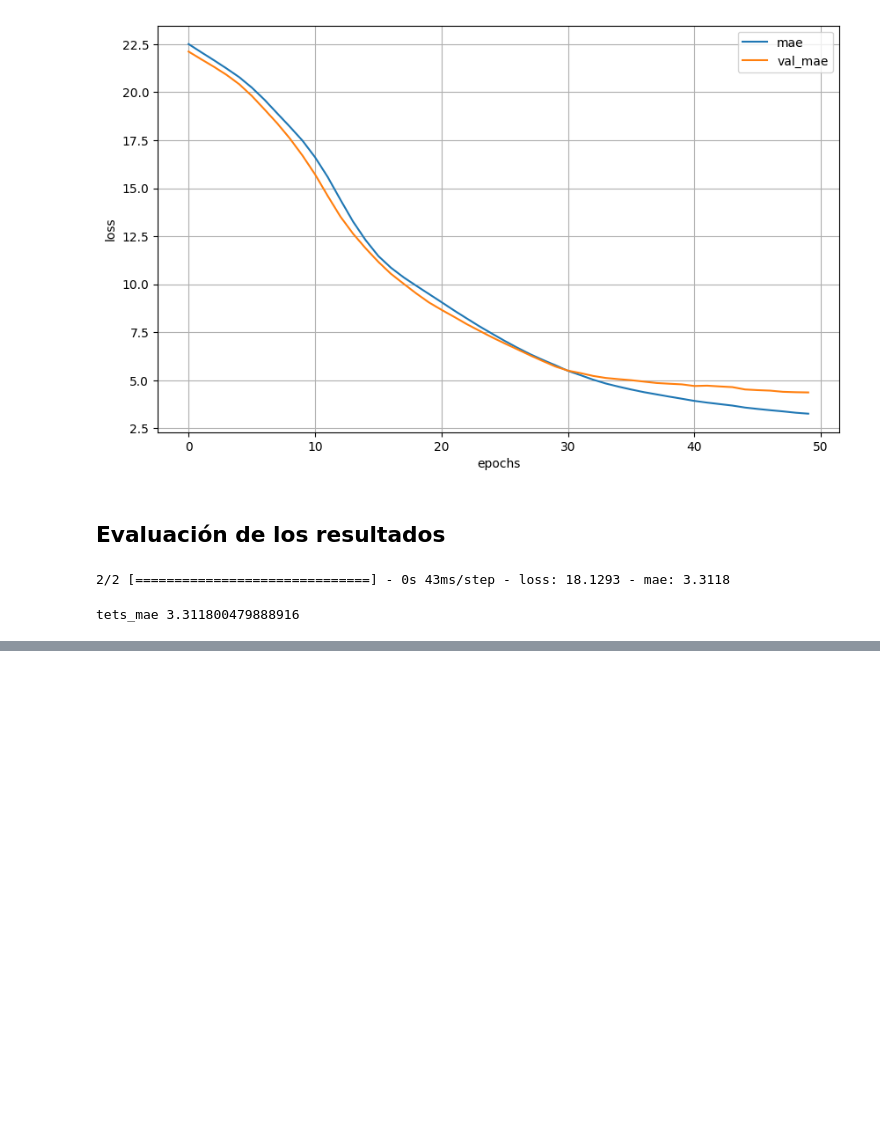
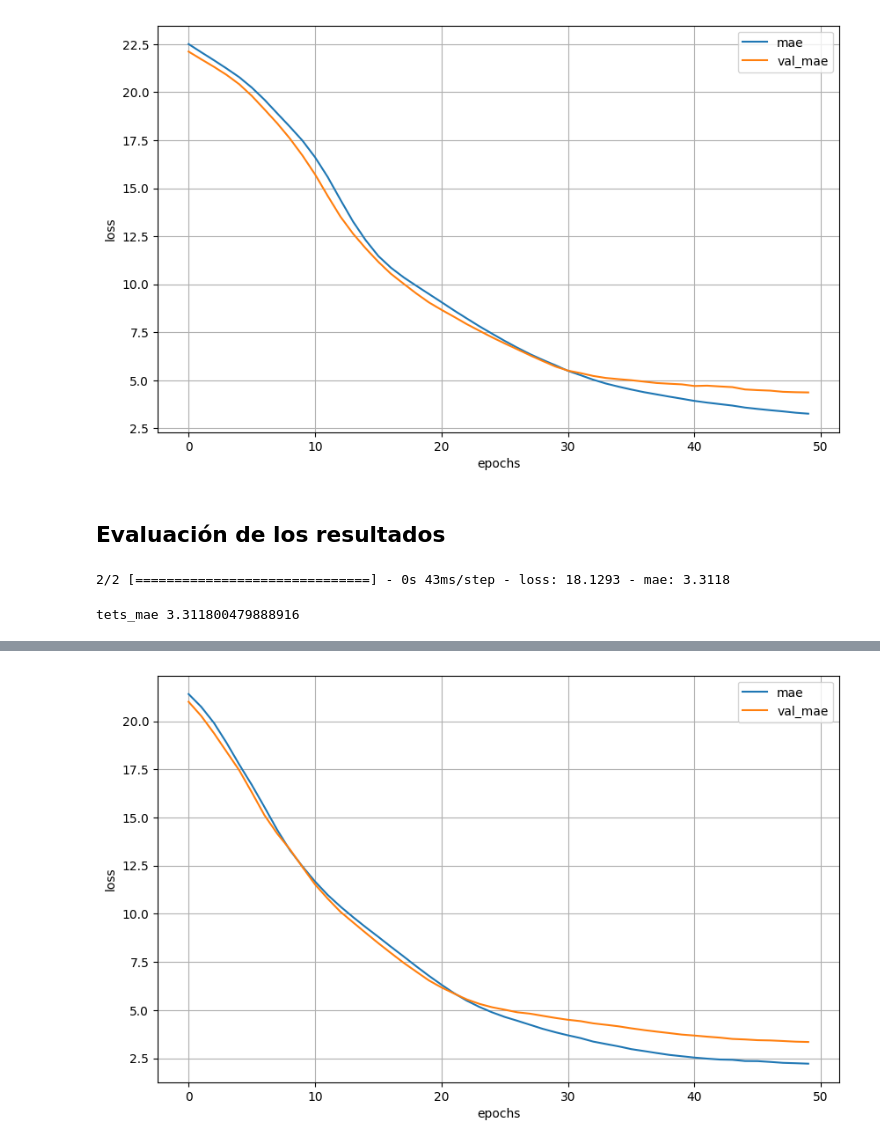
Before and after one commit to LuisPerdomo123/Inteligencia-Computacional, a Jupyter notebook: Creación_de_componentes_personalizados_de_una_RNA.ipynb, the cells around one changed output, grey strips where cells are left out. Cells and saved outputs as stored; diff of their text form; code cells hidden in the pictures; blank space fills up the shorter version.

```diff
--- a/Creación_de_componentes_personalizados_de_una_RNA.ipynb
+++ b/Creación_de_componentes_personalizados_de_una_RNA.ipynb
@@ -181,0 +186,17 @@ tets_mae 3.311800479888916
+# %%
+network = models.Sequential()
+
+network.add(layers.Dense(30, activation='relu', input_shape=X_train.shape[1:]))
+network.add(layers.Dense(10, activation='relu'))
+network.add(layers.Dense(1))
+# %%
+network.compile(
+    loss=create_huber(1.0),
+    optimizer='adam',
+    metrics=['mae']
+)
+# %%
+history = network.fit(X_train_prep,
+                      y_train,
+                      epochs=50,
+                      validation_data=(X_val_prep, y_val))
@@ -181,0 +221,11 @@ tets_mae 3.311800479888916
+# %%
+import pandas as pd
+import matplotlib.pyplot as plt
+
+pd.DataFrame(history.history)[['mae','val_mae']].plot(figsize=(10, 6))
+plt.grid(True)
+plt.xlabel("epochs")
+plt.ylabel("loss")
+plt.show()
+# %% [output]
+[figure, added]
```
Also changed, not shown: parts of 8 cells of this notebook.
